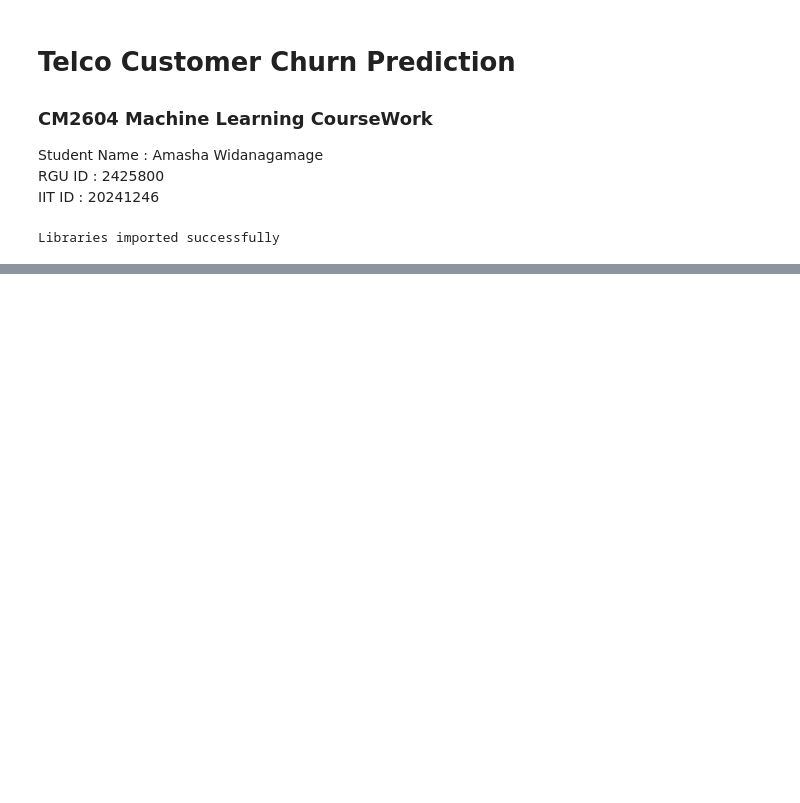
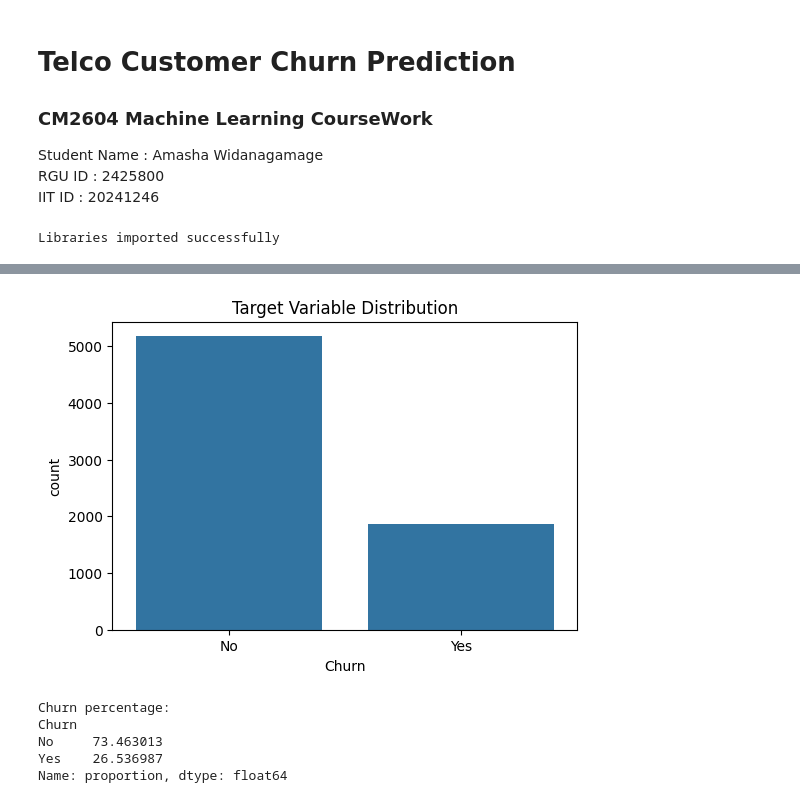
Before and after one commit to Amasha03/Customer_Churn_Prediction, a Jupyter notebook: notebooks/01_Exploratory_Data_Analysis.ipynb, the cells around one changed output, grey strips where cells are left out. Saved outputs shown, nothing was run; the diff lists cells and outputs as text; code cells hidden in the pictures; blank space fills up the shorter version.

```diff
--- a/notebooks/01_Exploratory_Data_Analysis.ipynb
+++ b/notebooks/01_Exploratory_Data_Analysis.ipynb
@@ -44,0 +157,20 @@ Shape: 7043 rows x 21 columns
+# %%
+#Target variable distribution
+
+plt.figure(figsize=(6,4))
+sns.countplot(x="Churn",data=df)
+plt.title("Target Variable Distribution")
+plt.show()
+
+#Percentage
+print("\nChurn percentage:")
+print(df['Churn'].value_counts(normalize=True)*100)
+
+#As this dataset represent 26% churned and 73% didnt churn, It makes this dataset imbalanced.
+# %% [output]
+[figure, added]
+Churn percentage:
+Churn
+No     73.463013
+Yes    26.536987
+Name: proportion, dtype: float64
```
Also changed, not shown: parts of 8 cells of this notebook.
